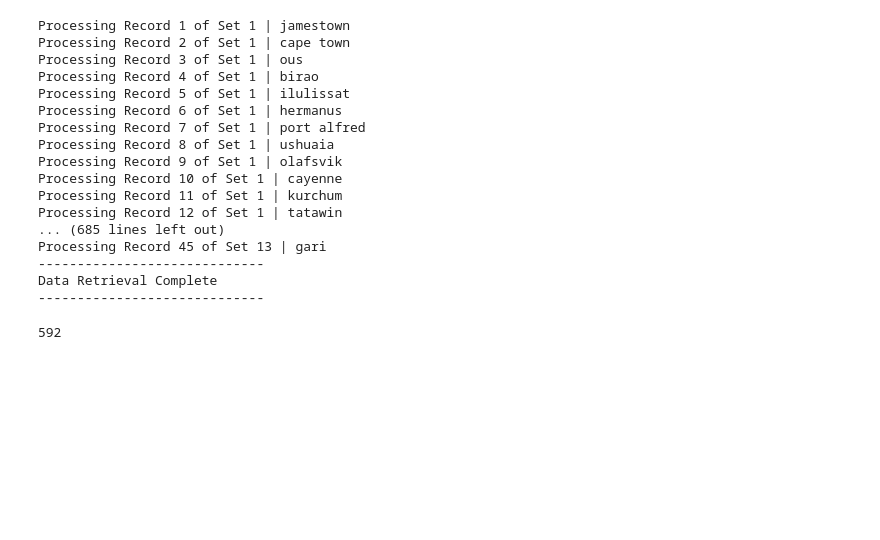
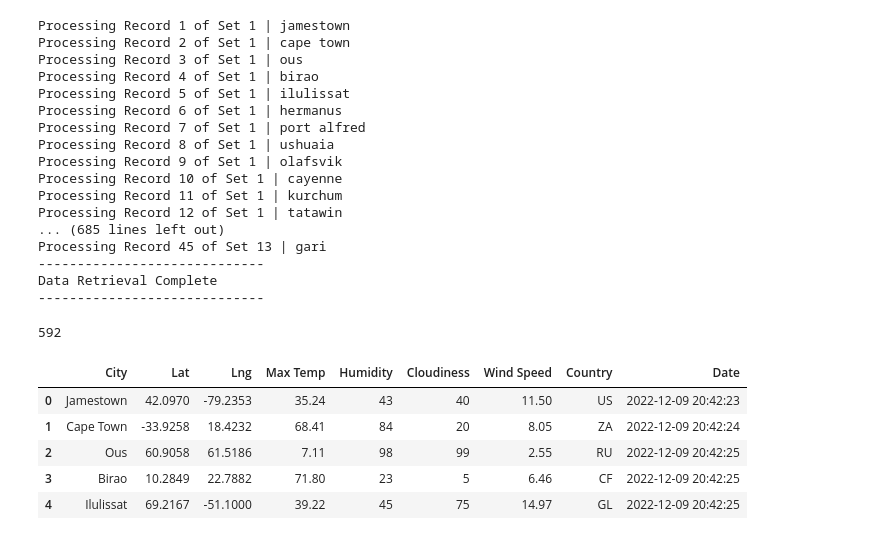
Before and after one commit to bhstarkey/World_Weather_Analysis, a Jupyter notebook: WeatherPy.ipynb, the cells around one changed output. Drawn from its saved outputs; the diff is of its cells as text; code cells hidden in the pictures; blank space fills up the shorter version.

```diff
--- a/WeatherPy.ipynb
+++ b/WeatherPy.ipynb
@@ -135,0 +130,11 @@ len(city_data)
+# %%
+# Convert array of dictionaries to df
+city_data_df = pd.DataFrame(city_data)
+city_data_df.head()
+# %% [output]
+|  | City | Lat | Lng | Max Temp | Humidity | Cloudiness | Wind Speed | Country | Date |
+| 0 | Jamestown | 42.0970 | -79.2353 | 35.24 | 43 | 40 | 11.50 | US | 2022-12-09 20:42:23 |
+| 1 | Cape Town | -33.9258 | 18.4232 | 68.41 | 84 | 20 | 8.05 | ZA | 2022-12-09 20:42:24 |
+| 2 | Ous | 60.9058 | 61.5186 | 7.11 | 98 | 99 | 2.55 | RU | 2022-12-09 20:42:25 |
+| 3 | Birao | 10.2849 | 22.7882 | 71.80 | 23 | 5 | 6.46 | CF | 2022-12-09 20:42:25 |
+| 4 | Ilulissat | 69.2167 | -51.1000 | 39.22 | 45 | 75 | 14.97 | GL | 2022-12-09 20:42:25 |
```
Also changed, not shown: parts of 11 cells of this notebook, 6 other files.
